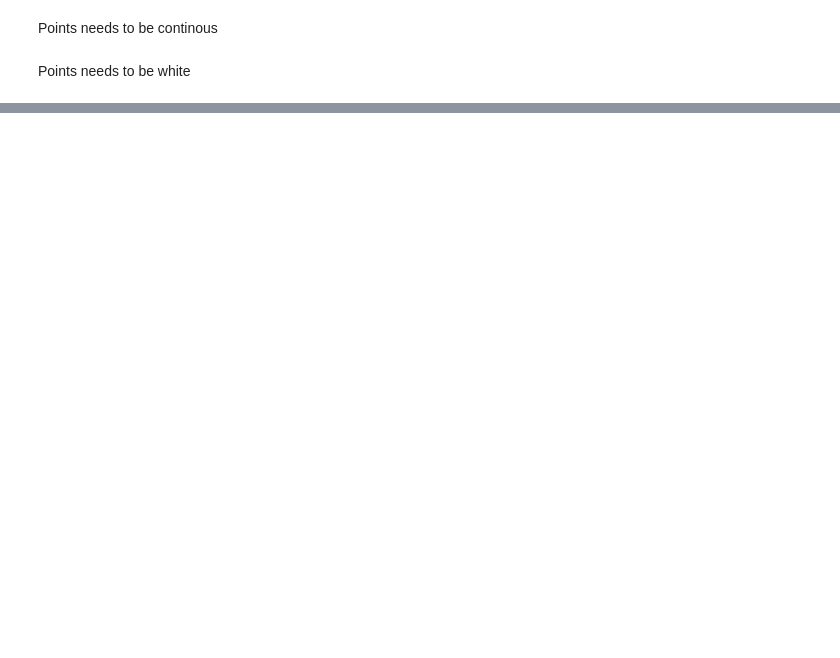
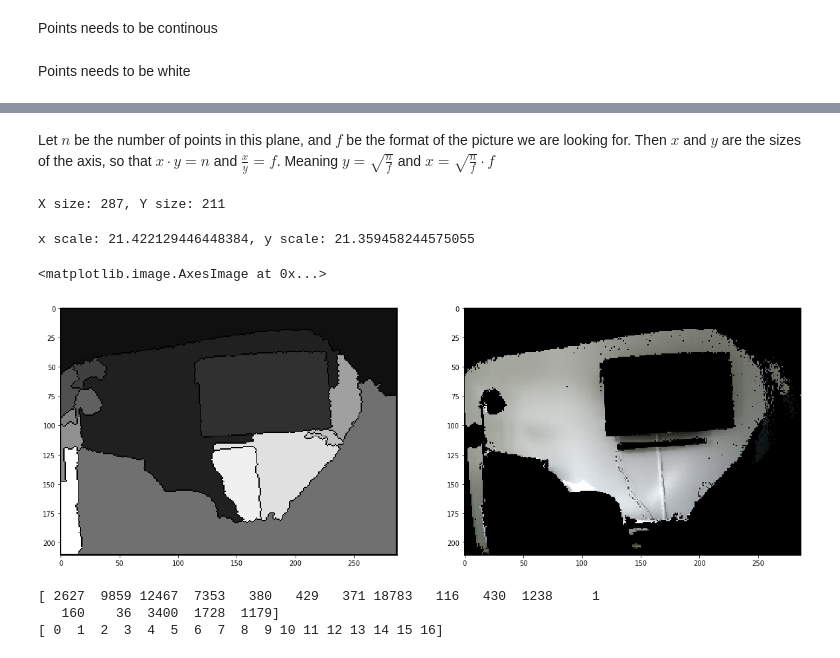
Before and after one commit to ClausHolmgaard/Playground, a Jupyter notebook: ImageProcessing/RANSAC/RansacOnPointcloud_2.ipynb, the cells around one changed output, grey strips where cells are left out. Drawn from its saved outputs; the diff is of its cells as text; code cells hidden in the pictures; blank space fills up the shorter version.

```diff
--- a/ImageProcessing/RANSAC/RansacOnPointcloud_2.ipynb
+++ b/ImageProcessing/RANSAC/RansacOnPointcloud_2.ipynb
@@ -204,0 +274,49 @@ Points needs to be white
+# %% [markdown]
+Let $n$ be the number of points in this plane, and $f$ be the format of the picture we are looking for. Then $x$ and $y$ are the sizes of the axis, so that $x \cdot y = n$ and $\frac{x}{y} = f$. Meaning $y = \sqrt{\frac{n}{f}}$ and $x = \sqrt{\frac{n}{f}} \cdot f$
+# %%
+y_size = int(np.ceil(np.sqrt(num_points/pic_format)))
+x_size = int(np.ceil(y_size * pic_format))
+
+print("X size: {}, Y size: {}".format(x_size, y_size))
+# %% [output]
+X size: 287, Y size: 211
+# %%
+y_scale = y_size / new_y_max
+x_scale = x_size / new_x_max
+
+print("x scale: {}, y scale: {}".format(x_scale, y_scale))
+# %% [output]
+x scale: 21.422129446448384, y scale: 21.359458244575055
+# %%
+# FLipping x and y for better visualization
+im = np.zeros((y_size, x_size, 3), dtype=np.uint8)
+
+for p in p_plane:
+    x_temp = int(p[0] * x_scale - 1)
+    y_temp = int(p[1] * y_scale - 1)
+    r_temp = int(p[3])
+    b_temp = int(p[4])
+    g_temp = int(p[5])
+
+    im[y_temp, x_temp] = (r_temp, b_temp, g_temp)
+# %%
+ws = watershed()
+ws.set_transform_limit(10)
+ws_res = ws.get_regions(im)
+# %%
+fig, subs = plt.subplots(1, 2, figsize=(20, 8))
+subs[0].imshow(ws_res, cmap='gray')
+subs[1].imshow(im)
+# %% [output]
+<matplotlib.image.AxesImage at 0x...>
+[figure, added]
+# %%
+unique, counts = np.unique(ws_res, return_counts=True)
+#counts, uniques = zip(*sorted(zip(counts, uniques), reverse=True))
+
+print(counts)
+print(unique)
+# %% [output]
+[ 2627  9859 12467  7353   380   429   371 18783   116   430  1238     1
+   160    36  3400  1728  1179]
+[ 0  1  2  3  4  5  6  7  8  9 10 11 12 13 14 15 16]
```
Also changed, not shown: parts of 19 cells of this notebook, 5 other files.
